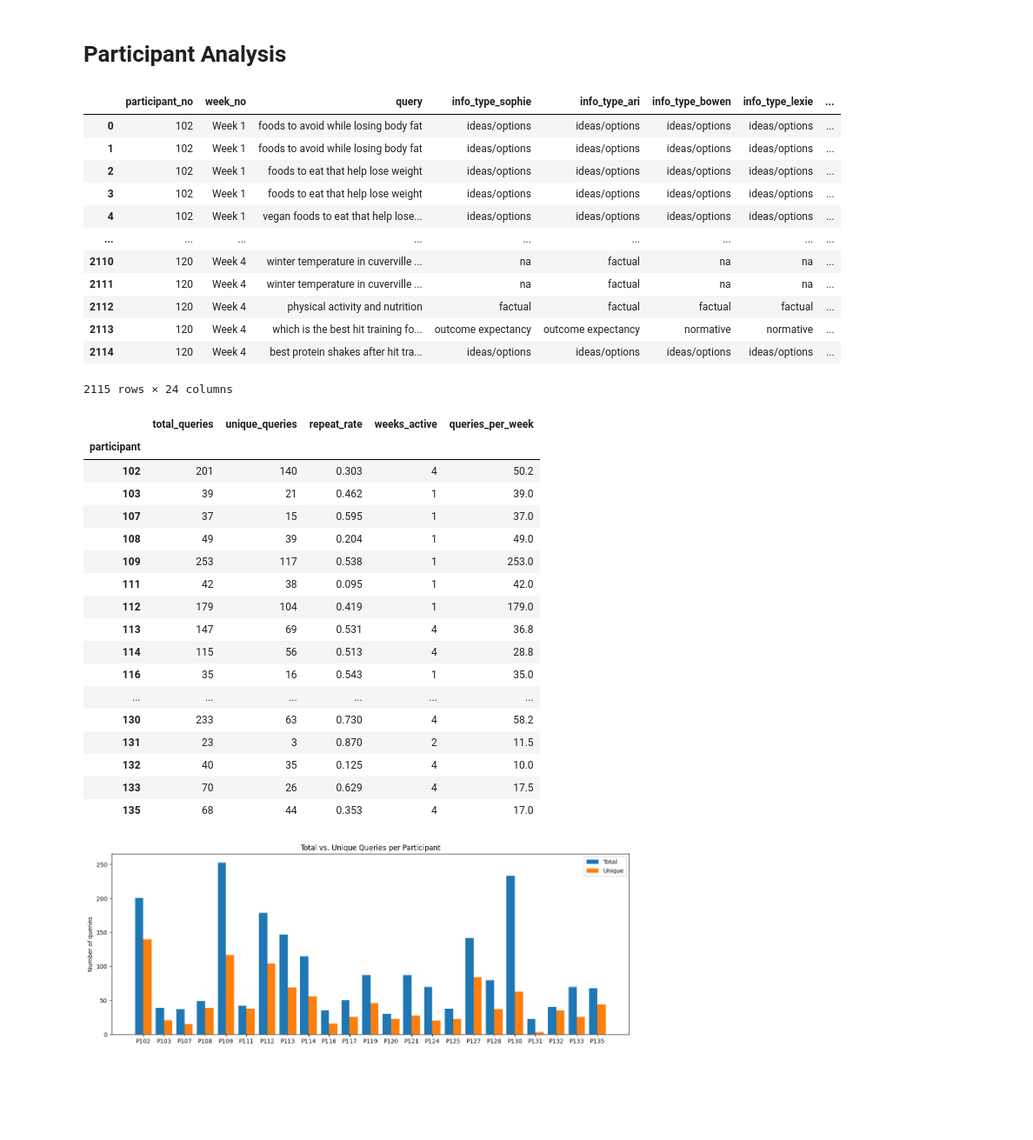
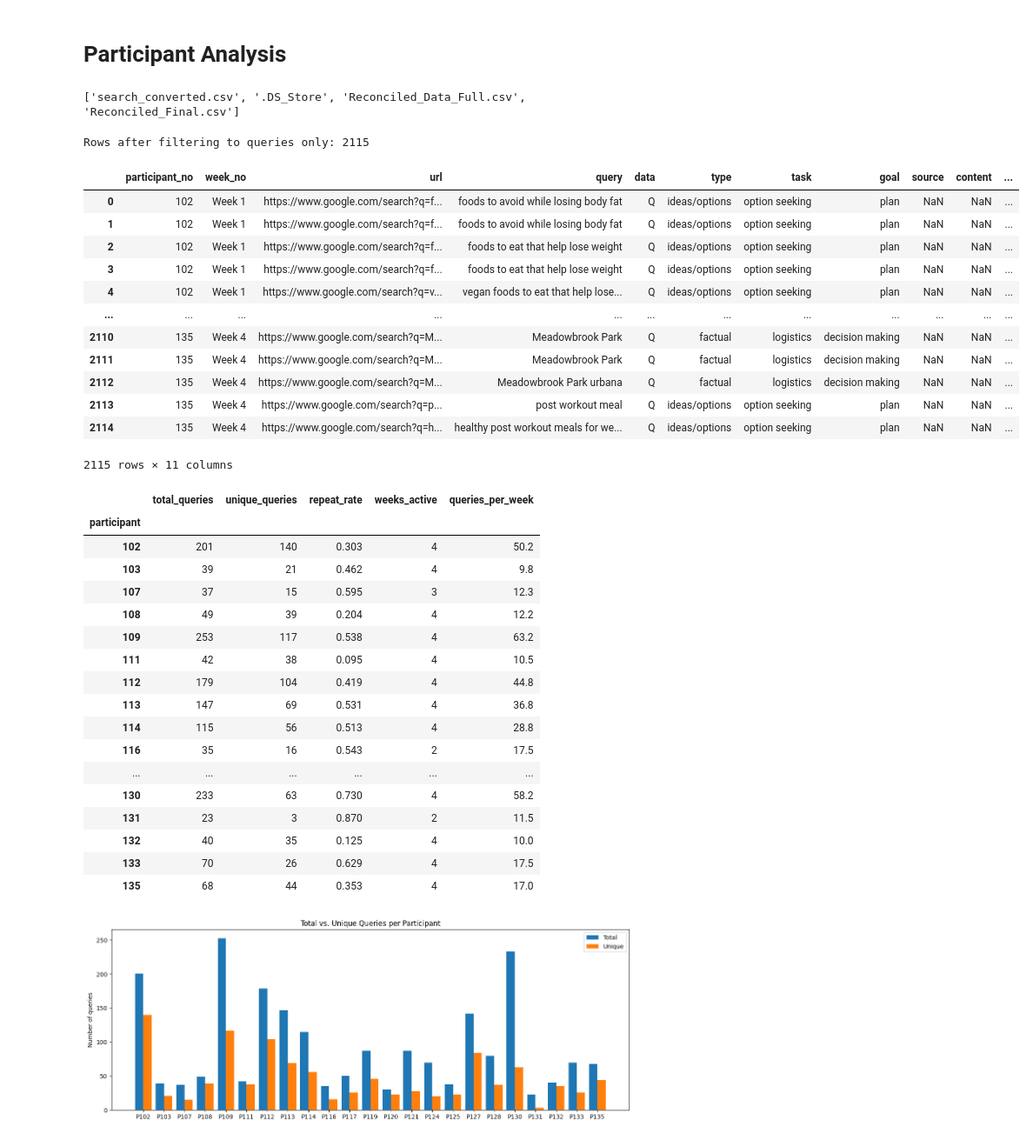
Before and after one commit to gaoxinc2/Search-to-Change, a Jupyter notebook: analysis/participant_analysis.ipynb, the cells around one changed output. Shown at 87% size. Saved outputs shown, nothing was run; the diff lists cells and outputs as text; code cells hidden in the pictures; blank space fills up the shorter version.

```diff
--- a/analysis/participant_analysis.ipynb
+++ b/analysis/participant_analysis.ipynb
@@ -11,21 +14,34 @@ import seaborn as sns
+# %%
+
+
+os.chdir("/Users/saachi/Desktop/Search-to-Change")
+print(os.listdir("processed_data/"))
+# %% [output]
+['search_converted.csv', '.DS_Store', 'Reconciled_Data_Full.csv', 'Reconciled_Final.csv']
 # %%
-data = "/Users/saachi/Desktop/Search-to-Change/processed_data/Reconciled_Data_Full.csv"
-df = pd.read_csv(data)
+#data = "/Users/saachi/Desktop/Search-to-Change/processed_data/Reconciled_Data_Full.csv"
+#df = pd.read_csv(data)
+#df
+
+df = pd.read_csv("processed_data/search_log_analysis.csv", encoding="latin-1")
+df = df.rename(columns={"week no": "week_no"})
+df = df[df["data"] == "Q"].reset_index(drop=True)
 df
 # %% [output]
+Rows after filtering to queries only: 2115
-|  | participant_no | week_no | query | info_type_sophie | info_type_ari | info_type_bowen | info_type_lexie | ... |
-| 0 | 102 | Week 1 | foods to avoid while losing body fat | ideas/options | ideas/options | ideas/options | ideas/options | ... |
-| 1 | 102 | Week 1 | foods to avoid while losing body fat | ideas/options | ideas/options | ideas/options | ideas/options | ... |
-| 2 | 102 | Week 1 | foods to eat that help lose weight | ideas/options | ideas/options | ideas/options | ideas/options | ... |
-| 3 | 102 | Week 1 | foods to eat that help lose weight | ideas/options | ideas/options | ideas/options | ideas/options | ... |
-| 4 | 102 | Week 1 | vegan foods to eat that help lose... | ideas/options | ideas/options | ideas/options | ideas/options | ... |
-| ... | ... | ... | ... | ... | ... | ... | ... | ... |
-| 2110 | 120 | Week 4 | winter temperature in cuverville ... | na | factual | na | na | ... |
-| 2111 | 120 | Week 4 | winter temperature in cuverville ... | na | factual | na | na | ... |
-| 2112 | 120 | Week 4 | physical activity and nutrition | factual | factual | factual | factual | ... |
-| 2113 | 120 | Week 4 | which is the best hit training fo... | outcome expectancy | outcome expectancy | normative | normative | ... |
-| 2114 | 120 | Week 4 | best protein shakes after hit tra... | ideas/options | ideas/options | ideas/options | ideas/options | ... |
+|  | participant_no | week_no | url | query | data | type | task | goal | source | content | ... |
+| 0 | 102 | Week 1 | https://www.google.com/search?q=f... | foods to avoid while losing body fat | Q | ideas/options | option seeking | plan | NaN | NaN | ... |
+| 1 | 102 | Week 1 | https://www.google.com/search?q=f... | foods to avoid while losing body fat | Q | ideas/options | option seeking | plan | NaN | NaN | ... |
+| 2 | 102 | Week 1 | https://www.google.com/search?q=f... | foods to eat that help lose weight | Q | ideas/options | option seeking | plan | NaN | NaN | ... |
+| 3 | 102 | Week 1 | https://www.google.com/search?q=f... | foods to eat that help lose weight | Q | ideas/options | option seeking | plan | NaN | NaN | ... |
+| 4 | 102 | Week 1 | https://www.google.com/search?q=v... | vegan foods to eat that help lose... | Q | ideas/options | option seeking | plan | NaN | NaN | ... |
+| ... | ... | ... | ... | ... | ... | ... | ... | ... | ... | ... | ... |
+| 2110 | 135 | Week 4 | https://www.google.com/search?q=M... | Meadowbrook Park | Q | factual | logistics | decision making | NaN | NaN | ... |
+| 2111 | 135 | Week 4 | https://www.google.com/search?q=M... | Meadowbrook Park | Q | factual | logistics | decision making | NaN | NaN | ... |
+| 2112 | 135 | Week 4 | https://www.google.com/search?q=M... | Meadowbrook Park urbana | Q | factual | logistics | decision making | NaN | NaN | ... |
+| 2113 | 135 | Week 4 | https://www.google.com/search?q=p... | post workout meal | Q | ideas/options | option seeking | plan | NaN | NaN | ... |
+| 2114 | 135 | Week 4 | https://www.google.com/search?q=h... | healthy post workout meals for we... | Q | ideas/options | option seeking | plan | NaN | NaN | ... |
-2115 rows × 24 columns
+2115 rows × 11 columns
 # %%
 ## Analysis 1 - Unique Queries per Participant
 
@@ -49,15 +65,15 @@ uq
 |  | total_queries | unique_queries | repeat_rate | weeks_active | queries_per_week |
 | participant |  |  |  |  |  |
 | 102 | 201 | 140 | 0.303 | 4 | 50.2 |
-| 103 | 39 | 21 | 0.462 | 1 | 39.0 |
-| 107 | 37 | 15 | 0.595 | 1 | 37.0 |
-| 108 | 49 | 39 | 0.204 | 1 | 49.0 |
-| 109 | 253 | 117 | 0.538 | 1 | 253.0 |
-| 111 | 42 | 38 | 0.095 | 1 | 42.0 |
-| 112 | 179 | 104 | 0.419 | 1 | 179.0 |
+| 103 | 39 | 21 | 0.462 | 4 | 9.8 |
+| 107 | 37 | 15 | 0.595 | 3 | 12.3 |
+| 108 | 49 | 39 | 0.204 | 4 | 12.2 |
+| 109 | 253 | 117 | 0.538 | 4 | 63.2 |
+| 111 | 42 | 38 | 0.095 | 4 | 10.5 |
+| 112 | 179 | 104 | 0.419 | 4 | 44.8 |
 | 113 | 147 | 69 | 0.531 | 4 | 36.8 |
 | 114 | 115 | 56 | 0.513 | 4 | 28.8 |
-| 116 | 35 | 16 | 0.543 | 1 | 35.0 |
+| 116 | 35 | 16 | 0.543 | 2 | 17.5 |
 | ... | ... | ... | ... | ... | ... |
 | 130 | 233 | 63 | 0.730 | 4 | 58.2 |
 | 131 | 23 | 3 | 0.870 | 2 | 11.5 |
```
Also changed, not shown: parts of 8 cells of this notebook.
